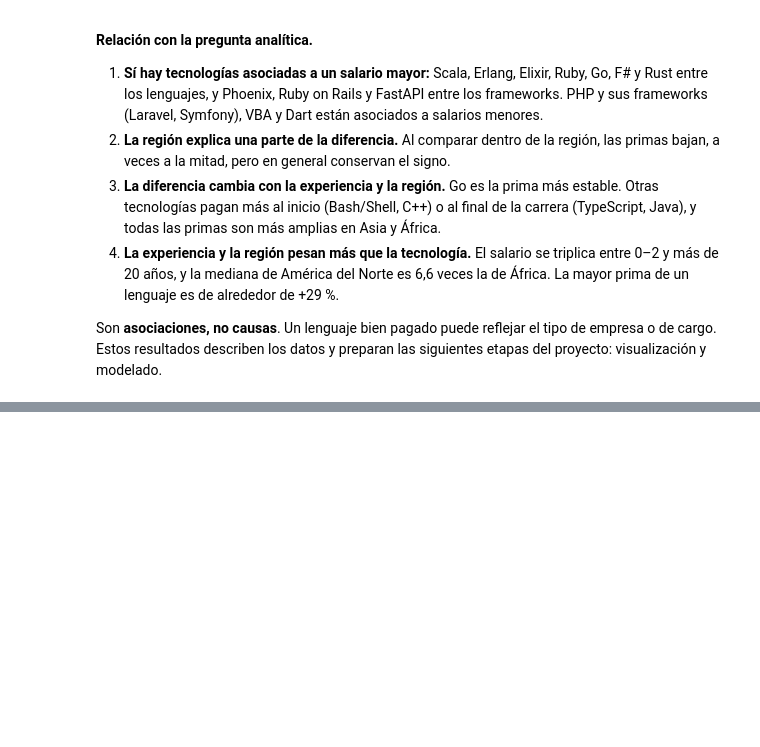
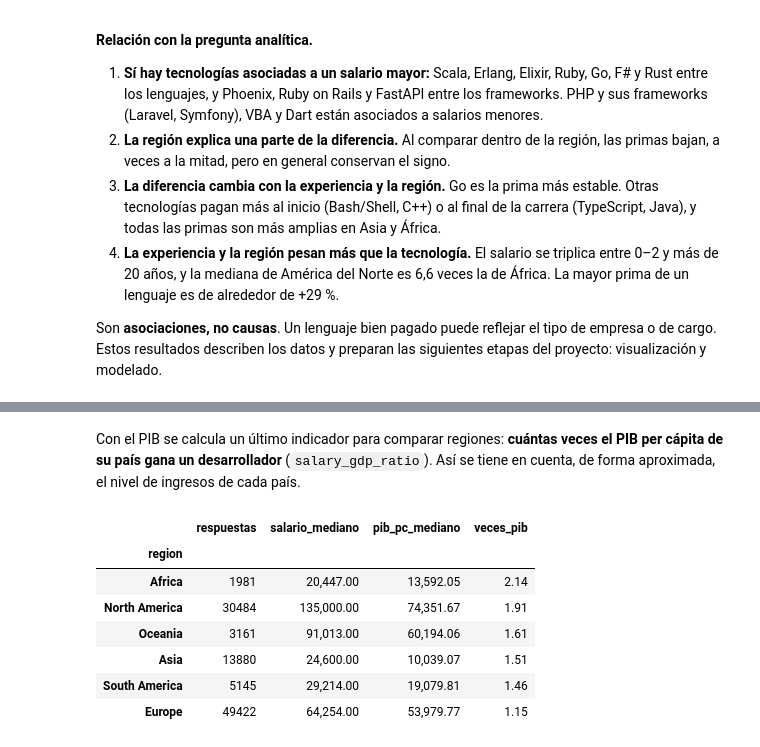
Before and after one commit to Pafuna08/salarios-tecnologias-desarrolladores, a Jupyter notebook: notebooks/data_preparation.ipynb, the cells around one changed output, grey strips where cells are left out. Saved outputs shown, nothing was run; the diff lists cells and outputs as text; code cells hidden in the pictures; blank space fills up the shorter version.

```diff
--- a/notebooks/data_preparation.ipynb
+++ b/notebooks/data_preparation.ipynb
@@ -1109,0 +1144,9 @@ Son **asociaciones, no causas**. Un lenguaje bien pagado puede reflejar el tipo
+# %%
+bm_largo = (bm.melt(id_vars=['country_wb', 'iso3'], var_name='year', value_name='gdp_pc_ppp_wb')
+              .astype({'year': 'int16'})
+              .query('year in @ANIOS'))
+print('Banco Mundial: ancho', bm.shape, '→ largo 2022–2025', bm_largo.shape)
+
+contraste = (owid.query('year in @ANIOS')
+                 .merge(bm_largo, on=['iso3', 'year'], how='outer', validate='1:1', indicator=True))
+contraste['_merge'].value_counts()
@@ -1109,0 +1179,17 @@ Son **asociaciones, no causas**. Un lenguaje bien pagado puede reflejar el tipo
+# %%
+owid_reciente = owid.query('year >= 2015')
+ancho = owid_reciente.pivot(index=['iso3', 'country', 'region'], columns='year', values='gdp_pc_ppp_owid')
+anio_dato = ancho.notna().mul(ancho.columns.to_numpy()).replace(0, np.nan)   # año del dato, o nulo
+
+pib_anual = (ancho.ffill(axis=1)[ANIOS].reset_index()
+             .melt(id_vars=['iso3', 'country', 'region'], var_name='year', value_name='gdp_pc_ppp'))
+fuente_anual = (anio_dato.ffill(axis=1)[ANIOS].reset_index()
+                .melt(id_vars=['iso3', 'country', 'region'], var_name='year', value_name='gdp_year'))
+pib_anual = (pib_anual.merge(fuente_anual, on=['iso3', 'country', 'region', 'year'], validate='1:1')
+                      .astype({'year': 'int16', 'gdp_year': 'Int16'})
+                      .dropna(subset=['gdp_pc_ppp']))
+pib_anual = pib_anual.merge(bm_largo[['iso3', 'year', 'gdp_pc_ppp_wb']], on=['iso3', 'year'], how='left', validate='1:1')
+
+print(pib_anual.shape)
+pd.crosstab(pib_anual['year'], pib_anual['year'] != pib_anual['gdp_year'], margins=True).rename(
+    columns={False: 'dato del mismo año', True: 'último dato anterior'})
@@ -1109,0 +1238,22 @@ Son **asociaciones, no causas**. Un lenguaje bien pagado puede reflejar el tipo
+# %% [markdown]
+Con el PIB se calcula un último indicador para comparar regiones: **cuántas veces el PIB per cápita de su país gana un desarrollador** (`salary_gdp_ratio`). Así se tiene en cuenta, de forma aproximada, el nivel de ingresos de cada país.
+# %%
+developers = developers.drop(columns='_merge')
+developers['salary_gdp_ratio'] = developers['salary_usd'] / developers['gdp_pc_ppp']
+
+(developers.groupby('region', observed=True)
+           .agg(respuestas=('response_id', 'size'),
+                salario_mediano=('salary_usd', 'median'),
+                pib_pc_mediano=('gdp_pc_ppp', 'median'),
+                veces_pib=('salary_gdp_ratio', 'median'))
+           .sort_values('veces_pib', ascending=False)
+           .round(2))
+# %% [output]
+|  | respuestas | salario_mediano | pib_pc_mediano | veces_pib |
+| region |  |  |  |  |
+| Africa | 1981 | 20,447.00 | 13,592.05 | 2.14 |
+| North America | 30484 | 135,000.00 | 74,351.67 | 1.91 |
+| Oceania | 3161 | 91,013.00 | 60,194.06 | 1.61 |
+| Asia | 13880 | 24,600.00 | 10,039.07 | 1.51 |
+| South America | 5145 | 29,214.00 | 19,079.81 | 1.46 |
+| Europe | 49422 | 64,254.00 | 53,979.77 | 1.15 |
```
Also changed, not shown: parts of 27 cells of this notebook, 7 other files.
